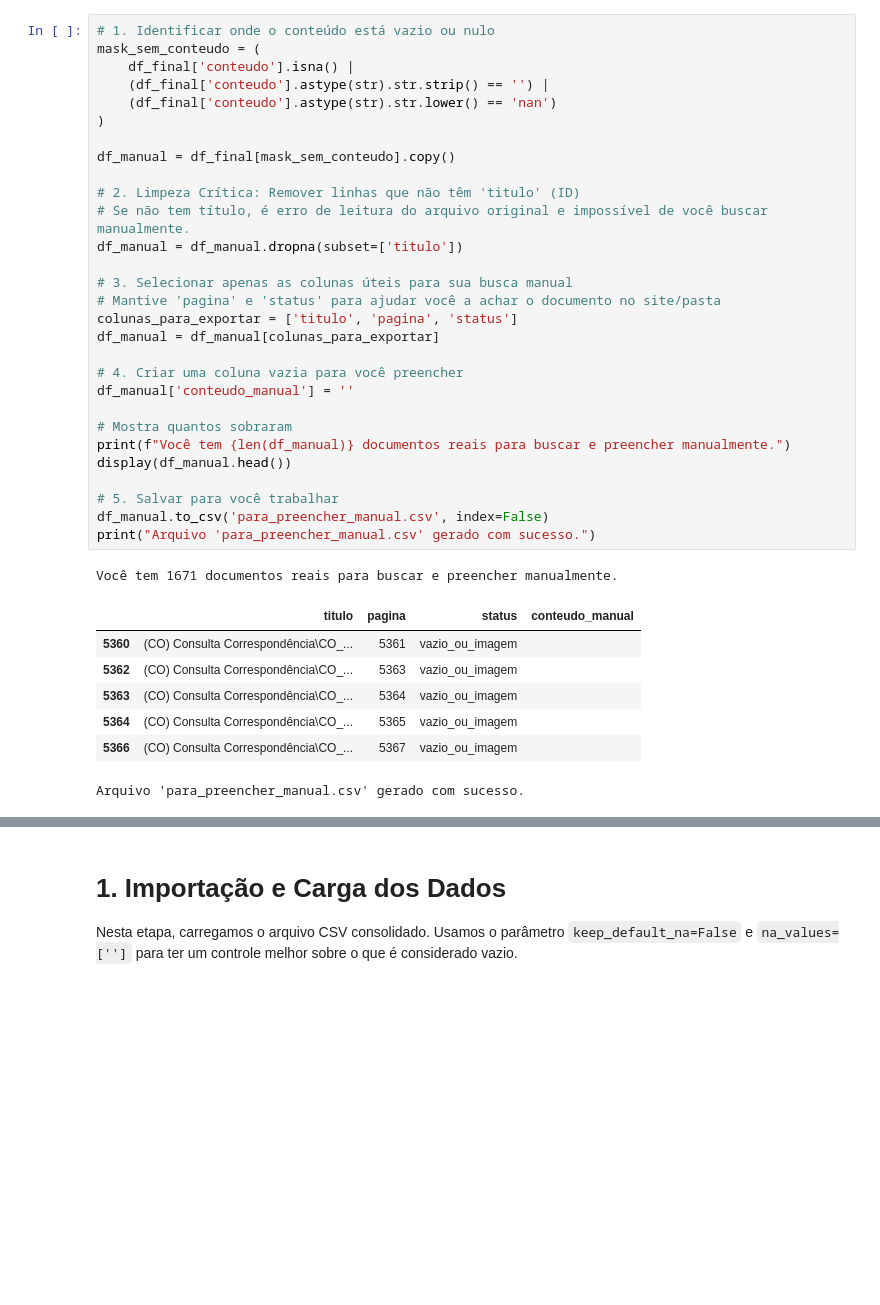
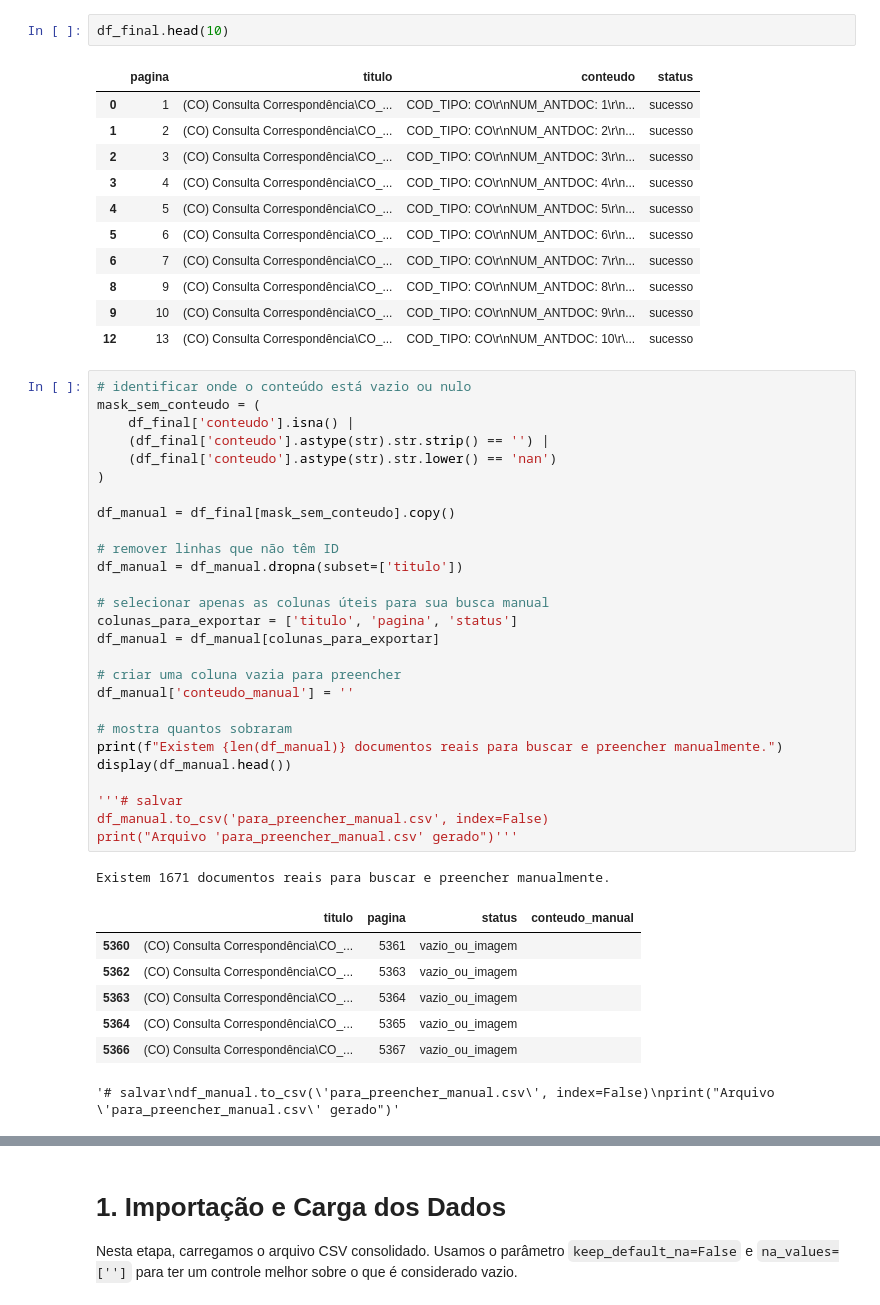
Before and after one commit to vrsmic/portinari-metadata, a Jupyter notebook: JuncaoTratamentoCSV.ipynb, the cells around one changed output, grey strips where cells are left out. Saved outputs shown, nothing was run; the diff lists cells and outputs as text; blank space fills up the shorter version.

```diff
--- a/JuncaoTratamentoCSV.ipynb
+++ b/JuncaoTratamentoCSV.ipynb
@@ -58,6 +58,20 @@ Total de linhas após juntar e limpar: 5803
 Arquivo 'dados_consolidados_completo.csv' salvo com sucesso!
+# %%
+df_final.head(10)
+# %% [output]
+|  | pagina | titulo | conteudo | status |
+| 0 | 1 | (CO) Consulta Correspondência\CO_... | COD_TIPO: CO\r\nNUM_ANTDOC: 1\r\n... | sucesso |
+| 1 | 2 | (CO) Consulta Correspondência\CO_... | COD_TIPO: CO\r\nNUM_ANTDOC: 2\r\n... | sucesso |
+| 2 | 3 | (CO) Consulta Correspondência\CO_... | COD_TIPO: CO\r\nNUM_ANTDOC: 3\r\n... | sucesso |
+| 3 | 4 | (CO) Consulta Correspondência\CO_... | COD_TIPO: CO\r\nNUM_ANTDOC: 4\r\n... | sucesso |
+| 4 | 5 | (CO) Consulta Correspondência\CO_... | COD_TIPO: CO\r\nNUM_ANTDOC: 5\r\n... | sucesso |
+| 5 | 6 | (CO) Consulta Correspondência\CO_... | COD_TIPO: CO\r\nNUM_ANTDOC: 6\r\n... | sucesso |
+| 6 | 7 | (CO) Consulta Correspondência\CO_... | COD_TIPO: CO\r\nNUM_ANTDOC: 7\r\n... | sucesso |
+| 8 | 9 | (CO) Consulta Correspondência\CO_... | COD_TIPO: CO\r\nNUM_ANTDOC: 8\r\n... | sucesso |
+| 9 | 10 | (CO) Consulta Correspondência\CO_... | COD_TIPO: CO\r\nNUM_ANTDOC: 9\r\n... | sucesso |
+| 12 | 13 | (CO) Consulta Correspondência\CO_... | COD_TIPO: CO\r\nNUM_ANTDOC: 10\r\... | sucesso |
 # %%
-# 1. Identificar onde o conteúdo está vazio ou nulo
+# identificar onde o conteúdo está vazio ou nulo
 mask_sem_conteudo = (
     df_final['conteudo'].isna() |
     (df_final['conteudo'].astype(str).str.strip() == '') |
@@ -66,32 +80,30 @@ mask_sem_conteudo = (
 
 df_manual = df_final[mask_sem_conteudo].copy()
 
-# 2. Limpeza Crítica: Remover linhas que não têm 'titulo' (ID)
-# Se não tem título, é erro de leitura do arquivo original e impossível de você buscar manualmente.
+# remover linhas que não têm ID
 df_manual = df_manual.dropna(subset=['titulo'])
 
-# 3. Selecionar apenas as colunas úteis para sua busca manual
-# Mantive 'pagina' e 'status' para ajudar você a achar o documento no site/pasta
+# selecionar apenas as colunas úteis para sua busca manual
 colunas_para_exportar = ['titulo', 'pagina', 'status']
 df_manual = df_manual[colunas_para_exportar]
 
-# 4. Criar uma coluna vazia para você preencher
+# criar uma coluna vazia para preencher
 df_manual['conteudo_manual'] = ''
 
-# Mostra quantos sobraram
-print(f"Você tem {len(df_manual)} documentos reais para buscar e preencher manualmente.")
+# mostra quantos sobraram
+print(f"Existem {len(df_manual)} documentos reais para buscar e preencher manualmente.")
 display(df_manual.head())
 
-# 5. Salvar para você trabalhar
+'''# salvar
 df_manual.to_csv('para_preencher_manual.csv', index=False)
-print("Arquivo 'para_preencher_manual.csv' gerado com sucesso.")
+print("Arquivo 'para_preencher_manual.csv' gerado")'''
 # %% [output]
-Você tem 1671 documentos reais para buscar e preencher manualmente.
+Existem 1671 documentos reais para buscar e preencher manualmente.
 |  | titulo | pagina | status | conteudo_manual |
 | 5360 | (CO) Consulta Correspondência\CO_... | 5361 | vazio_ou_imagem |  |
 | 5362 | (CO) Consulta Correspondência\CO_... | 5363 | vazio_ou_imagem |  |
 | 5363 | (CO) Consulta Correspondência\CO_... | 5364 | vazio_ou_imagem |  |
 | 5364 | (CO) Consulta Correspondência\CO_... | 5365 | vazio_ou_imagem |  |
 | 5366 | (CO) Consulta Correspondência\CO_... | 5367 | vazio_ou_imagem |  |
-Arquivo 'para_preencher_manual.csv' gerado com sucesso.
+'# salvar\ndf_manual.to_csv(\'para_preencher_manual.csv\', index=False)\nprint("Arquivo \'para_preencher_manual.csv\' gerado")'
 # %%
```
Also changed, not shown: parts of 17 cells of this notebook.
